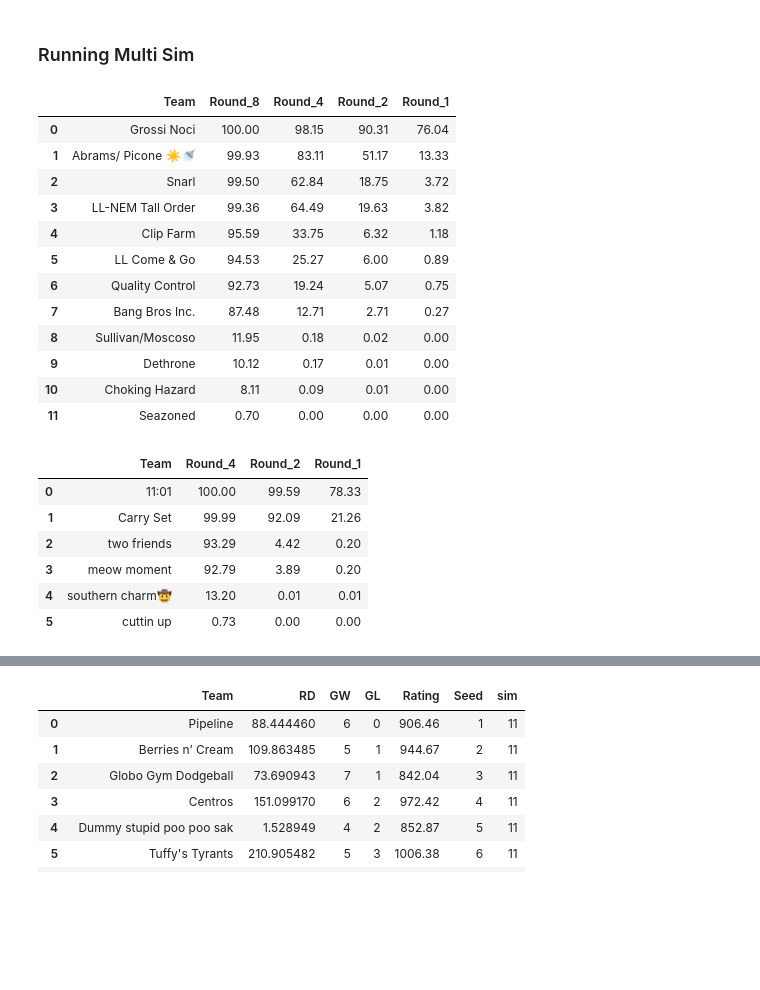
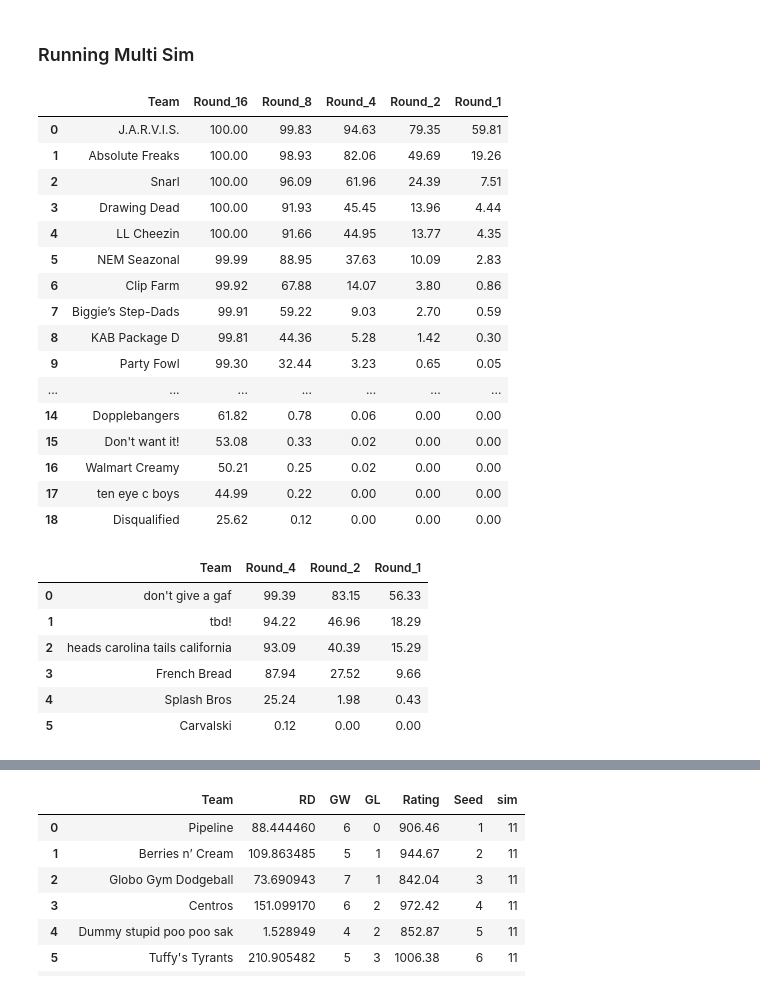
Before and after one commit to USAR-Rankings/Simulations, a Jupyter notebook: notebooks/Nationals_Simulations.ipynb, the cells around one changed output, grey strips where cells are left out. Drawn from its saved outputs; the diff is of its cells as text; code cells hidden in the pictures; blank space fills up the shorter version.

Commit message:
Modified with latest name corrections and south regionals data

```diff
--- a/notebooks/Nationals_Simulations.ipynb
+++ b/notebooks/Nationals_Simulations.ipynb
@@ -23,7 +23,7 @@ def correct_names(df):# Apply corrections to Player1 and Player2 columns
 # %% [markdown]
 ### Read in team data
 # %%
-open_teams=pd.read_csv("../data/southeast25_open.csv")
+open_teams=pd.read_csv("../data/south25_open.csv")
 open_teams=correct_names(open_teams)
 open_teams
 # %% [output]
@@ -63,10 +67,10 @@ def get_ratings_all(teams,df,tourney,default=800):
     teams["Team Rating"]= teams[["P1 Rating", "P2 Rating"]].mean(axis=1).round(2)
     return teams.sort_values(by="Team Rating", ascending=False).reset_index(drop=True)
 # %%
-open_teams=pd.read_csv("../data/southeast25_open.csv").sort_values(by="Team Rating", ascending=False).reset_index(drop=True)
-open_rating=pd.read_csv("../data/test_final_players_open_2025-03-10.csv")
-#open_teams=get_ratings_all(open_teams,open_rating,"ERS24CHAMPIONSHIP")
-#open_teams.to_csv("../data/southeast25_open.csv",index=False)
+#open_teams=pd.read_csv("../data/southeast25_open.csv").sort_values(by="Team Rating", ascending=False).reset_index(drop=True)
+open_rating=pd.read_csv("../data/test_final_players_open_2025-04-25.csv")
+open_teams=get_ratings_all(open_teams,open_rating,"PHOENIX-SECTIONAL-25")
+open_teams.to_csv("../data/south25_open.csv",index=False)
 open_teams
 # %% [output]
 |  | Team | Player1 | Player2 | P1 Rating | P2 Rating | Team Rating |
@@ -85,10 +93,10 @@ open_teams
 # %%
-womens_teams=pd.read_csv("../data/southeast25_womens.csv").sort_values(by="Team Rating", ascending=False).reset_index(drop=True)
-#womens_teams=pd.read_csv("../data/southeast25_womens.csv")
+#womens_teams=pd.read_csv("../data/southeast25_womens.csv").sort_values(by="Team Rating", ascending=False).reset_index(drop=True)
+womens_teams=pd.read_csv("../data/south25_women.csv")
 womens_teams=correct_names(womens_teams)
-womens_rating=pd.read_csv("../data/test_final_players_womens_2025-03-10.csv")
-#womens_teams=get_ratings_all(womens_teams,womens_rating,"CASRREGIONALS3",default=1400)
-#womens_teams.to_csv("../data/southeast25_womens.csv",index=False)
+womens_rating=pd.read_csv("../data/test_final_players_womens_2025-04-24.csv")
+womens_teams=get_ratings_all(womens_teams,womens_rating,"USAR25SOUTHEAST",default=1400)
+womens_teams.to_csv("../data/south25_women.csv",index=False)
 womens_teams
 # %% [output]
 |  | Team | Player1 | Player2 | P1 Rating | P2 Rating | Team Rating |
@@ -815,9 +807,9 @@ class Multi_Simulator(Simulator):
 # %% [markdown]
 Set up pools
 # %%
-open_pools=create_pools(team_dict,3)
+open_pools=create_pools(team_dict,4)
 womens_pools=create_pools(team_dict_w,1)
-contend_pools=create_pools(team_dict_c,3)
+contend_pools=create_pools(team_dict_c,1)
 # %% [markdown]
 Run one sim
 # %%
@@ -851,31 +843,35 @@ div_finals,div_stands,big_list=west_reg.sim_n(16,10000,bracket_keys)
 #div_finals,div_stands,big_list=west_reg.sim_n(64,100,bracket_keys)
 # %%
-west_reg.give_bracket_summary_scale(write=True,tag="../data/southest25_open_bracket")
+west_reg.give_bracket_summary_scale(write=True,tag="../data/south25_open_bracket")
 # %% [output]
-|  | Team | Round_8 | Round_4 | Round_2 | Round_1 |
-| 0 | Grossi Noci | 100.00 | 98.15 | 90.31 | 76.04 |
-| 1 | Abrams/ Picone ☀️🚿 | 99.93 | 83.11 | 51.17 | 13.33 |
-| 2 | Snarl | 99.50 | 62.84 | 18.75 | 3.72 |
-| 3 | LL-NEM Tall Order | 99.36 | 64.49 | 19.63 | 3.82 |
-| 4 | Clip Farm | 95.59 | 33.75 | 6.32 | 1.18 |
-| 5 | LL Come & Go | 94.53 | 25.27 | 6.00 | 0.89 |
-| 6 | Quality Control | 92.73 | 19.24 | 5.07 | 0.75 |
-| 7 | Bang Bros Inc. | 87.48 | 12.71 | 2.71 | 0.27 |
-| 8 | Sullivan/Moscoso | 11.95 | 0.18 | 0.02 | 0.00 |
-| 9 | Dethrone | 10.12 | 0.17 | 0.01 | 0.00 |
-| 10 | Choking Hazard | 8.11 | 0.09 | 0.01 | 0.00 |
-| 11 | Seazoned | 0.70 | 0.00 | 0.00 | 0.00 |
+|  | Team | Round_16 | Round_8 | Round_4 | Round_2 | Round_1 |
+| 0 | J.A.R.V.I.S. | 100.00 | 99.83 | 94.63 | 79.35 | 59.81 |
+| 1 | Absolute Freaks | 100.00 | 98.93 | 82.06 | 49.69 | 19.26 |
+| 2 | Snarl | 100.00 | 96.09 | 61.96 | 24.39 | 7.51 |
+| 3 | Drawing Dead | 100.00 | 91.93 | 45.45 | 13.96 | 4.44 |
+| 4 | LL Cheezin | 100.00 | 91.66 | 44.95 | 13.77 | 4.35 |
+| 5 | NEM Seazonal | 99.99 | 88.95 | 37.63 | 10.09 | 2.83 |
+| 6 | Clip Farm | 99.92 | 67.88 | 14.07 | 3.80 | 0.86 |
+| 7 | Biggie’s Step-Dads | 99.91 | 59.22 | 9.03 | 2.70 | 0.59 |
+| 8 | KAB Package D | 99.81 | 44.36 | 5.28 | 1.42 | 0.30 |
+| 9 | Party Fowl | 99.30 | 32.44 | 3.23 | 0.65 | 0.05 |
+| ... | ... | ... | ... | ... | ... | ... |
+| 14 | Dopplebangers | 61.82 | 0.78 | 0.06 | 0.00 | 0.00 |
+| 15 | Don't want it! | 53.08 | 0.33 | 0.02 | 0.00 | 0.00 |
+| 16 | Walmart Creamy | 50.21 | 0.25 | 0.02 | 0.00 | 0.00 |
+| 17 | ten eye c boys | 44.99 | 0.22 | 0.00 | 0.00 | 0.00 |
+| 18 | Disqualified | 25.62 | 0.12 | 0.00 | 0.00 | 0.00 |
 # %%
 west_reg=Multi_Simulator(womens_pools,team_dict_w,hot=True,k=110)
 div_finals,div_stands,big_list=west_reg.sim_n(8,10000,bracket_keys)
-west_reg.give_bracket_summary_scale(write=True,tag="../data/southeast25_womens_bracket")
+west_reg.give_bracket_summary_scale(write=True,tag="../data/south25_womens_bracket")
 # %% [output]
 |  | Team | Round_4 | Round_2 | Round_1 |
-| 0 | 11:01 | 100.00 | 99.59 | 78.33 |
-| 1 | Carry Set | 99.99 | 92.09 | 21.26 |
-| 2 | two friends | 93.29 | 4.42 | 0.20 |
-| 3 | meow moment | 92.79 | 3.89 | 0.20 |
-| 4 | southern charm🤠 | 13.20 | 0.01 | 0.01 |
-| 5 | cuttin up | 0.73 | 0.00 | 0.00 |
+| 0 | don't give a gaf | 99.39 | 83.15 | 56.33 |
+| 1 | tbd! | 94.22 | 46.96 | 18.29 |
+| 2 | heads carolina tails california | 93.09 | 40.39 | 15.29 |
+| 3 | French Bread | 87.94 | 27.52 | 9.66 |
+| 4 | Splash Bros | 25.24 | 1.98 | 0.43 |
+| 5 | Carvalski | 0.12 | 0.00 | 0.00 |
 # %%
 west_reg=Multi_Simulator(contend_pools,team_dict_c,hot=True)
```
Also changed, not shown: parts of 8 cells of this notebook, 1 other file.
